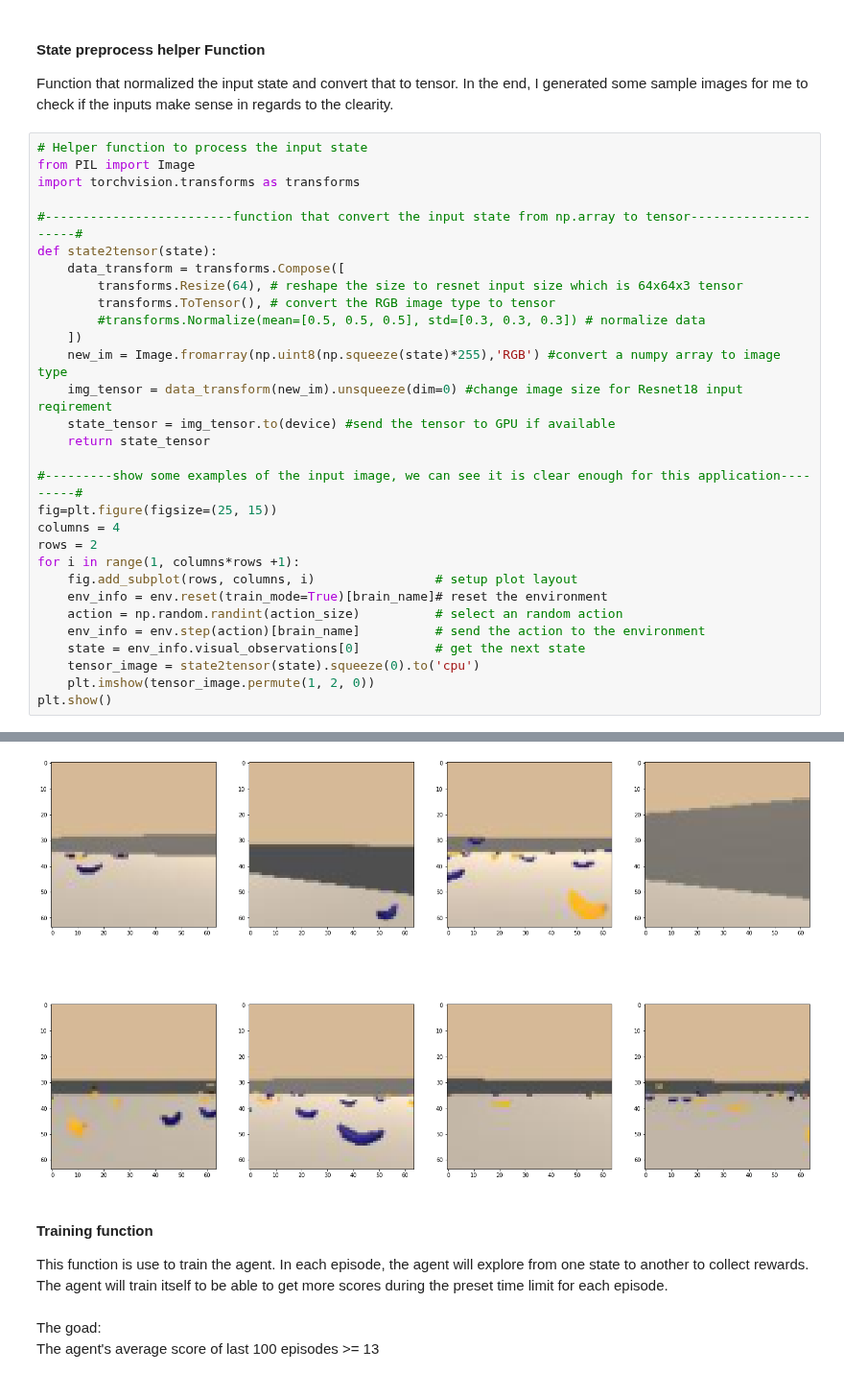
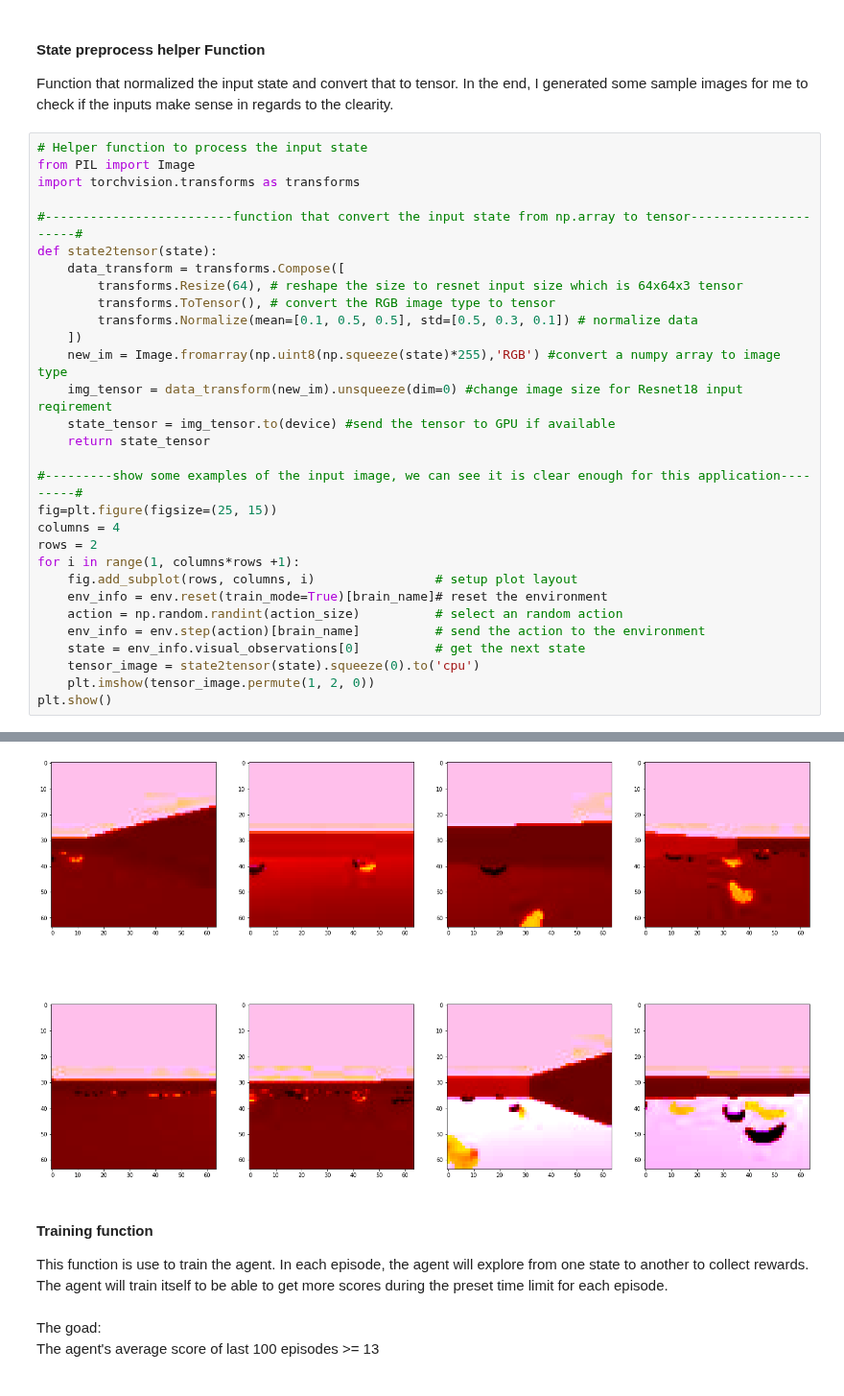
Before and after one commit to aanrran/deep-reinforcement-learning, a Jupyter notebook: p1_navigation/Navigation_Pixels.ipynb, the cells around one changed output, grey strips where cells are left out. Shown at 96% size. Drawn from its saved outputs; the diff is of its cells as text.

```diff
--- a/p1_navigation/Navigation_Pixels.ipynb
+++ b/p1_navigation/Navigation_Pixels.ipynb
@@ -366,7 +367,7 @@ def state2tensor(state):
     data_transform = transforms.Compose([
         transforms.Resize(64), # reshape the size to resnet input size which is 64x64x3 tensor
         transforms.ToTensor(), # convert the RGB image type to tensor
-        #transforms.Normalize(mean=[0.5, 0.5, 0.5], std=[0.3, 0.3, 0.3]) # normalize data
+        transforms.Normalize(mean=[0.1, 0.5, 0.5], std=[0.5, 0.3, 0.1]) # normalize data
     ])
     new_im = Image.fromarray(np.uint8(np.squeeze(state)*255),'RGB') #convert a numpy array to image type
     img_tensor = data_transform(new_im).unsqueeze(dim=0) #change image size for Resnet18 input reqirement
@@ -390,4 +399,4 @@ plt.show()
-[figure, old version]
+[figure, new version]
 # %% [markdown]
 #### Training function
 This function is use to train the agent. In each episode, the agent will explore from one state to another to collect rewards.\
```
Also changed, not shown: parts of 8 cells of this notebook, 2 other files.
